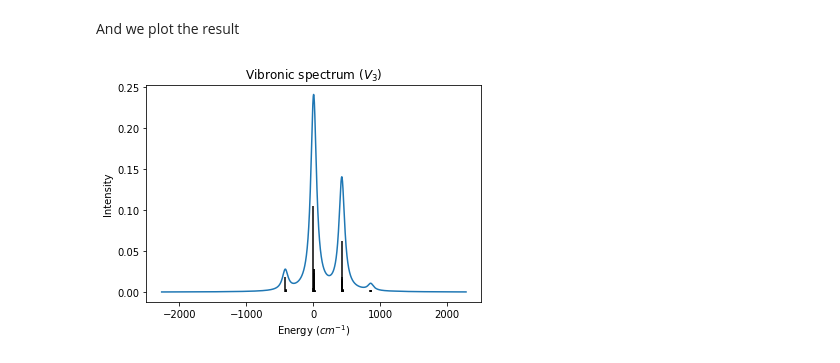
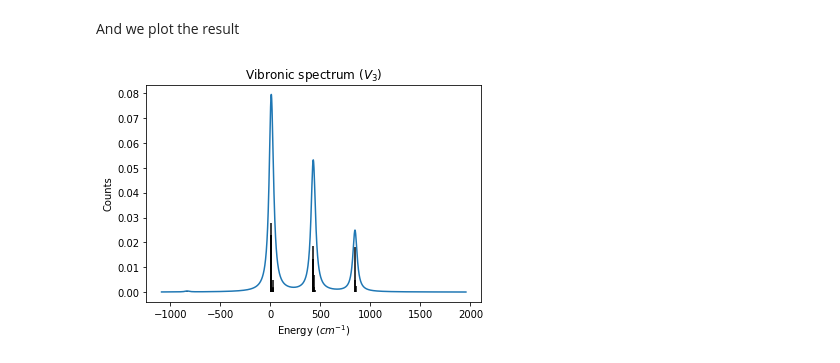
Before and after one commit to CDL-Quantum/CohortProject_2020, a Jupyter notebook: Project_3_Franck_Condon_Factors/Task3.ipynb, the cells around one changed output. Saved outputs shown, nothing was run; the diff lists cells and outputs as text; code cells hidden in the pictures.

Commit message:
Improve plots

```diff
--- a/Project_3_Franck_Condon_Factors/Task3.ipynb
+++ b/Project_3_Franck_Condon_Factors/Task3.ipynb
@@ -56,7 +56,7 @@ Generate Samples and Calculate Energies of Samples.
 
 Note: The number of samples may be changed if the spectrum is not converged.
 # %%
-nr_samples = 50
+nr_samples = 20
 s = sample.vibronic(t, U1, r, U2, alpha, nr_samples)
 e = vibronic.energies(s, w, wp)
 # %% [markdown]
@@ -70,4 +64,7 @@ For now I am leaving the original plotting from strawberryfields here, just to c
 # %%
-spectrum = plot.spectrum(e, xmin=-600, xmax=2000)
-offline.iplot(spectrum)
+# spectrum = plot.spectrum(e, xmin=-1000, xmax=2000)
+# offline.iplot(spectrum)
+
+plot_desc = {'title': "Vibronic spectrum ($V_3$)", 'xlabel': "Energy ($cm^{-1}$)", 'ylabel': "Counts"}
+plot_spectrum_from_samples(e, plot_desc, gamma=50.0)
 # %% [output]
@@ -89,6 +86,6 @@ probs = [state.fock_prob(pattern, cutoff=20) for pattern in s_unique]
 # %% [markdown]
 And we plot the result
 # %%
-plot_spectrum(np.vstack([e_unique, probs]), "Vibronic spectrum ($V_3$)")
+plot_spectrum(np.vstack([e_unique, probs]), plot_desc, gamma=50.0)
 # %% [output]
-[figure, old version]
+[figure, new version]
```
Also changed, not shown: parts of 3 cells of this notebook, 2 other files.
